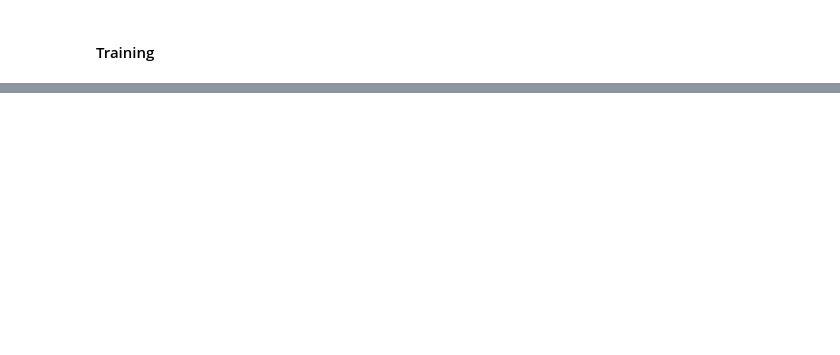
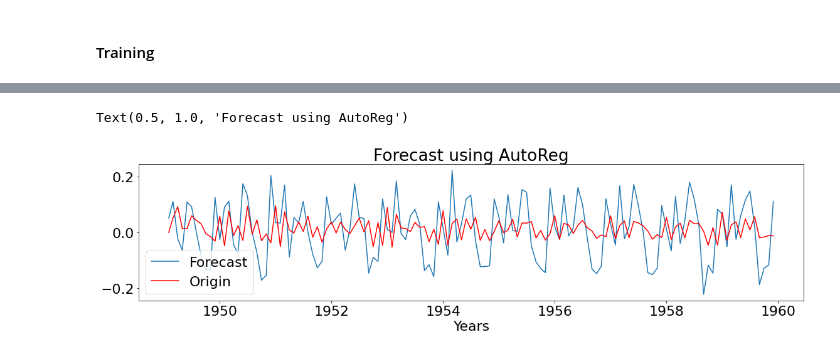
Before and after one commit to ThierrryScotto/Air-Passengers-2.0, a Jupyter notebook: Air_Passengers_2_0.ipynb, the cells around one changed output, grey strips where cells are left out. Drawn from its saved outputs; the diff is of its cells as text; code cells hidden in the pictures; blank space fills up the shorter version.

```diff
--- a/Air_Passengers_2_0.ipynb
+++ b/Air_Passengers_2_0.ipynb
@@ -575,0 +573,8 @@ Text(0.5, 1.0, 'Forecast using AutoReg')
+# %%
+p = 2
+d = 1
+q = 2
+
+arima_model = ARIMA(df_train, order=(p, d, q))
+model_result = arima_model.fit()
+print(model_result.summary())
@@ -575,0 +599,10 @@ Text(0.5, 1.0, 'Forecast using AutoReg')
+# %%
+plt.figure(figsize=(19, 4))
+plt.plot(df_train.index, df_train['Passengers'])
+plt.plot(df_train.index, model_result.fittedvalues, 'red')
+plt.legend(["Forecast", "Origin"])
+plt.xlabel("Years")
+plt.title("Forecast using AutoReg")
+# %% [output]
+Text(0.5, 1.0, 'Forecast using AutoReg')
+[figure, added]
```
Also changed, not shown: parts of 17 cells of this notebook.
